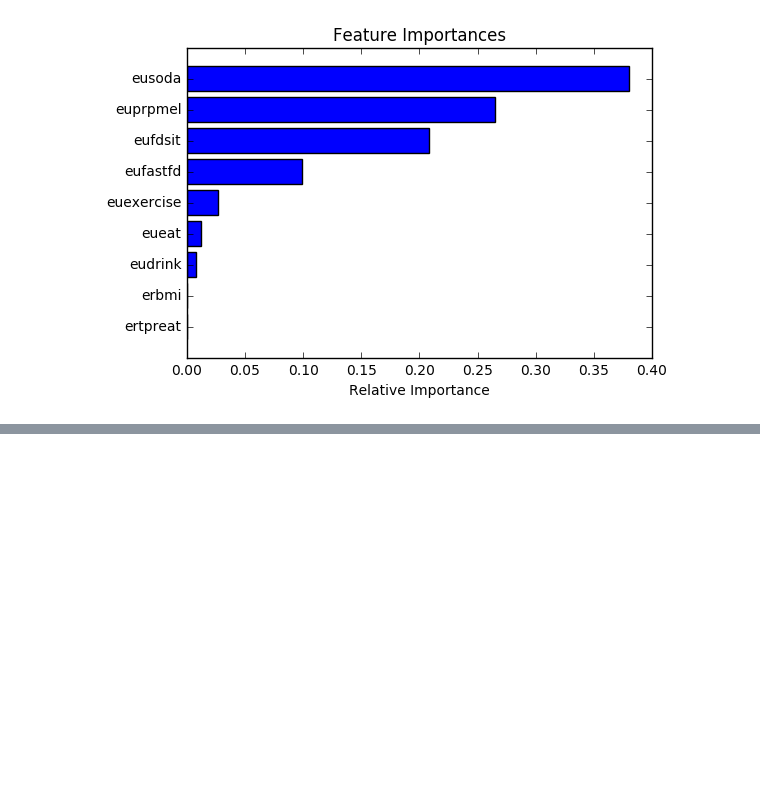
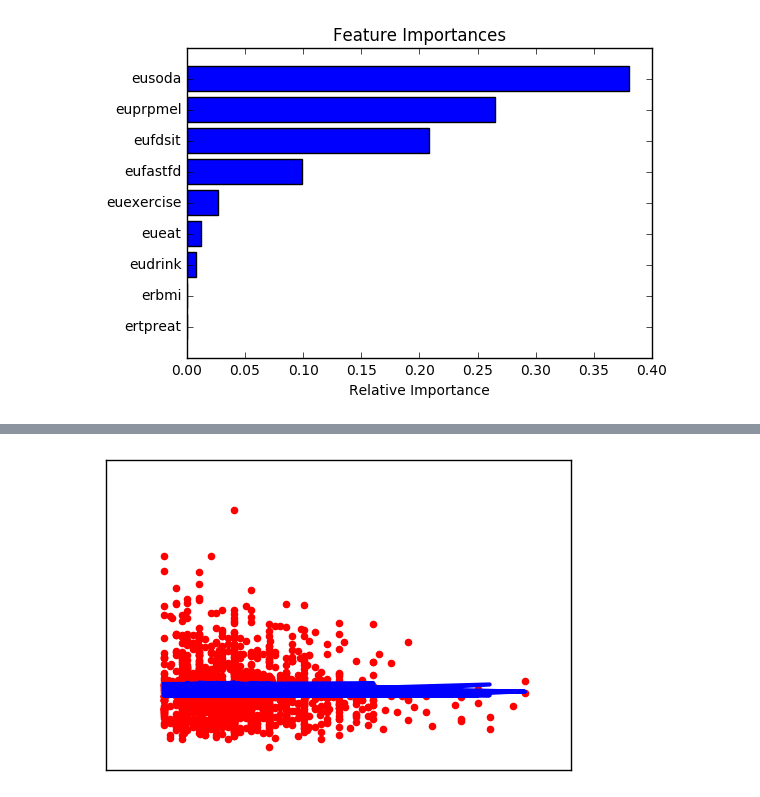
Before and after one commit to kushal-gbk/food-health-data-mining, a Jupyter notebook: FinalNotebook.ipynb, the cells around one changed output, grey strips where cells are left out. Saved outputs shown, nothing was run; the diff lists cells and outputs as text; code cells hidden in the pictures; blank space fills up the shorter version.

```diff
--- a/FinalNotebook.ipynb
+++ b/FinalNotebook.ipynb
@@ -158,0 +229,10 @@ plt.show()
+# %%
+plt.scatter(X_test.iloc[:,0], y_test,  color='red')   #Red represents actual
+plt.plot(X_test.iloc[:,0], y_pred, color='blue', linewidth=3) # Predicted
+
+plt.xticks(())
+plt.yticks(())
+
+plt.show()
+# %% [output]
+[figure, added]
```
Also changed, not shown: parts of 13 cells of this notebook.
